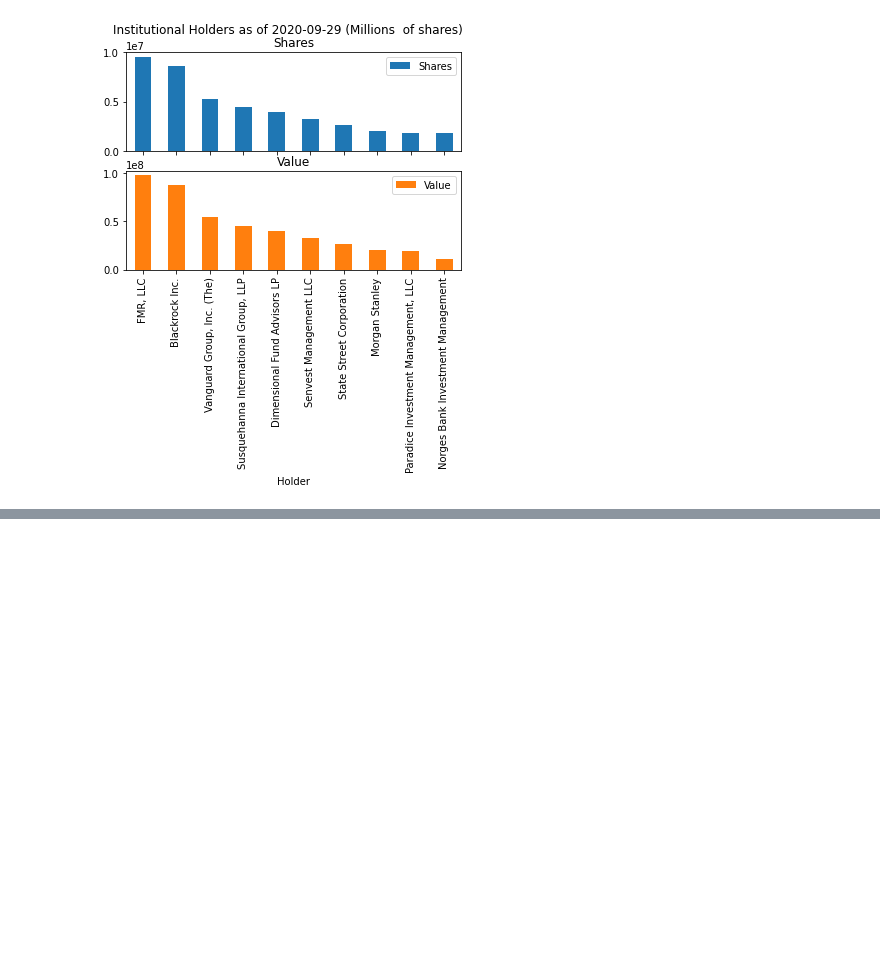
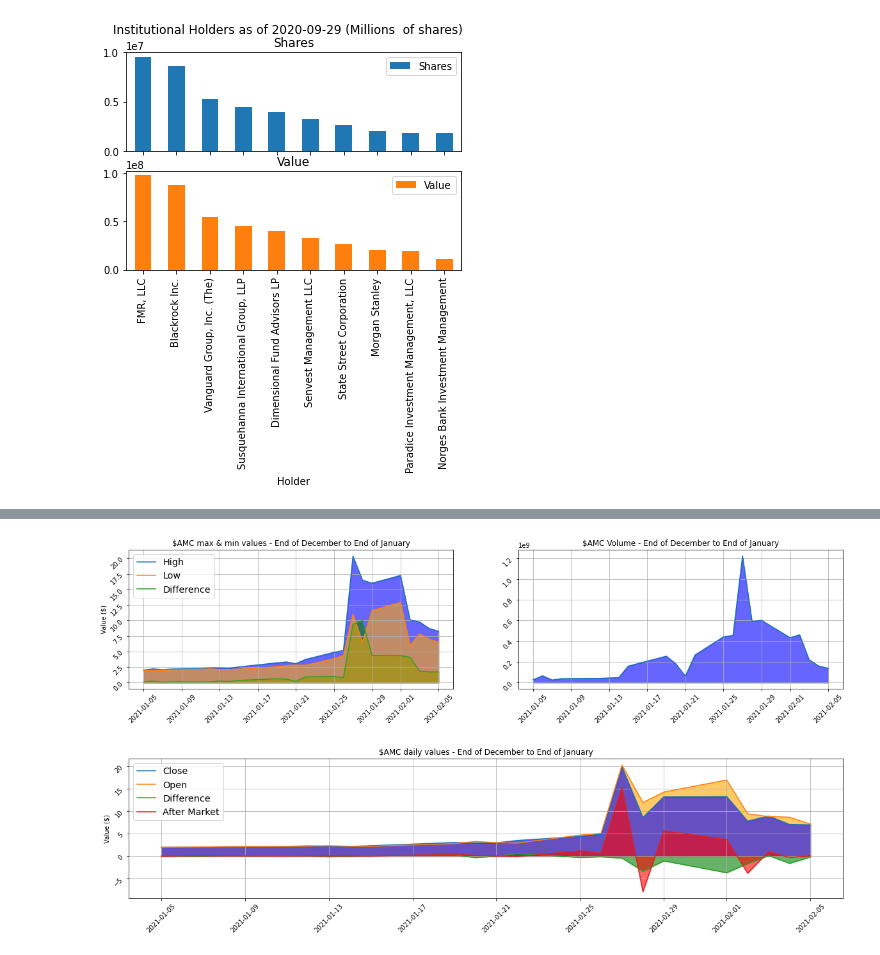
Before and after one commit to The-Short-Squeeze/GameStop-Data, a Jupyter notebook: gme-yfinance.ipynb, the cells around one changed output, grey strips where cells are left out. Saved outputs shown, nothing was run; the diff lists cells and outputs as text; code cells hidden in the pictures; blank space fills up the shorter version.

```diff
--- a/gme-yfinance.ipynb
+++ b/gme-yfinance.ipynb
@@ -459,0 +258,14 @@ options.get_calls('gme')
+# %%
+# Get historical market data
+hist = amc.history(period="1mo")
+clean_hist_amc = hist.drop(['Dividends', 'Stock Splits'], axis=1)
+
+clean_hist_amc["Daily Change"] = clean_hist_amc['Close'] - clean_hist_amc['Open']
+
+clean_hist_amc["High Low Difference"] = clean_hist_amc['High'] - clean_hist_amc['Low']
+
+clean_hist_amc["After Market Change"] = 0.0
+for i in range(len(clean_hist_amc)-1):
+    clean_hist_amc["After Market Change"][i+1] = clean_hist_amc["Open"][i+1] - clean_hist_amc["Close"][i]
+
+clean_hist_amc
@@ -459,0 +304,46 @@ options.get_calls('gme')
+# %%
+fig = plt.figure(figsize=(20, 10))
+gs = gridspec.GridSpec(2,2)
+gs.update(wspace=0.2, hspace=0.5)
+
+ax4=fig.add_subplot(gs[0,0])
+ax5=fig.add_subplot(gs[0,1])
+ax6=fig.add_subplot(gs[1,:])
+
+ax4.plot(clean_hist_amc["High"],label="High")
+ax4.plot(clean_hist_amc["Low"],label="Low")
+ax4.plot(clean_hist_amc["High Low Difference"],label="Difference")
+ax4.fill_between(clean_hist_amc.index.tolist(),clean_hist_amc["High"],0,color="blue",alpha=0.6)
+ax4.fill_between(clean_hist_amc.index.tolist(),clean_hist_amc["High Low Difference"],0,color="green",alpha=0.6)
+ax4.fill_between(clean_hist_amc.index.tolist(),clean_hist_amc["Low"],0,color="orange",alpha=0.6)
+
+ax4.set_title("$AMC max & min values - End of December to End of January")
+ax4.set(ylabel="Value ($)")
+ax4.grid()
+ax4.legend(fontsize='x-large')
+ax4.tick_params(labelrotation=45)
+
+ax5.plot(clean_hist_amc["Volume"])
+ax5.fill_between(clean_hist_amc.index.tolist(),clean_hist_amc["Volume"],0,color="blue",alpha=0.6)
+ax5.grid()
+ax5.set_title("$AMC Volume - End of December to End of January")
+ax5.tick_params(labelrotation=45)
+
+ax6.plot(clean_hist_amc["Close"],label="Close")
+ax6.plot(clean_hist_amc["Open"],label="Open")
+ax6.plot(clean_hist_amc["Daily Change"],label="Difference")
+ax6.plot(clean_hist_amc["After Market Change"],label="After Market")
+ax6.fill_between(clean_hist_amc.index.tolist(),clean_hist_amc["Open"],0,color="orange",alpha=0.6)
+ax6.fill_between(clean_hist_amc.index.tolist(),clean_hist_amc["Close"],0,color="blue",alpha=0.6)
+ax6.fill_between(clean_hist_amc.index.tolist(),clean_hist_amc["Daily Change"],0,color="green",alpha=0.6)
+ax6.fill_between(clean_hist_amc.index.tolist(),clean_hist_amc["After Market Change"],0,color="red",alpha=0.6)
+
+
+ax6.grid()
+ax6.set_title("$AMC daily values - End of December to End of January")
+ax6.set(ylabel="Value ($)")
+ax6.legend(fontsize='x-large')
+ax6.tick_params(labelrotation=45)
+plt.savefig("meme_stocks_amc",facecolor='w')
+# %% [output]
+[figure, added]
```
Also changed, not shown: parts of 52 cells of this notebook.
